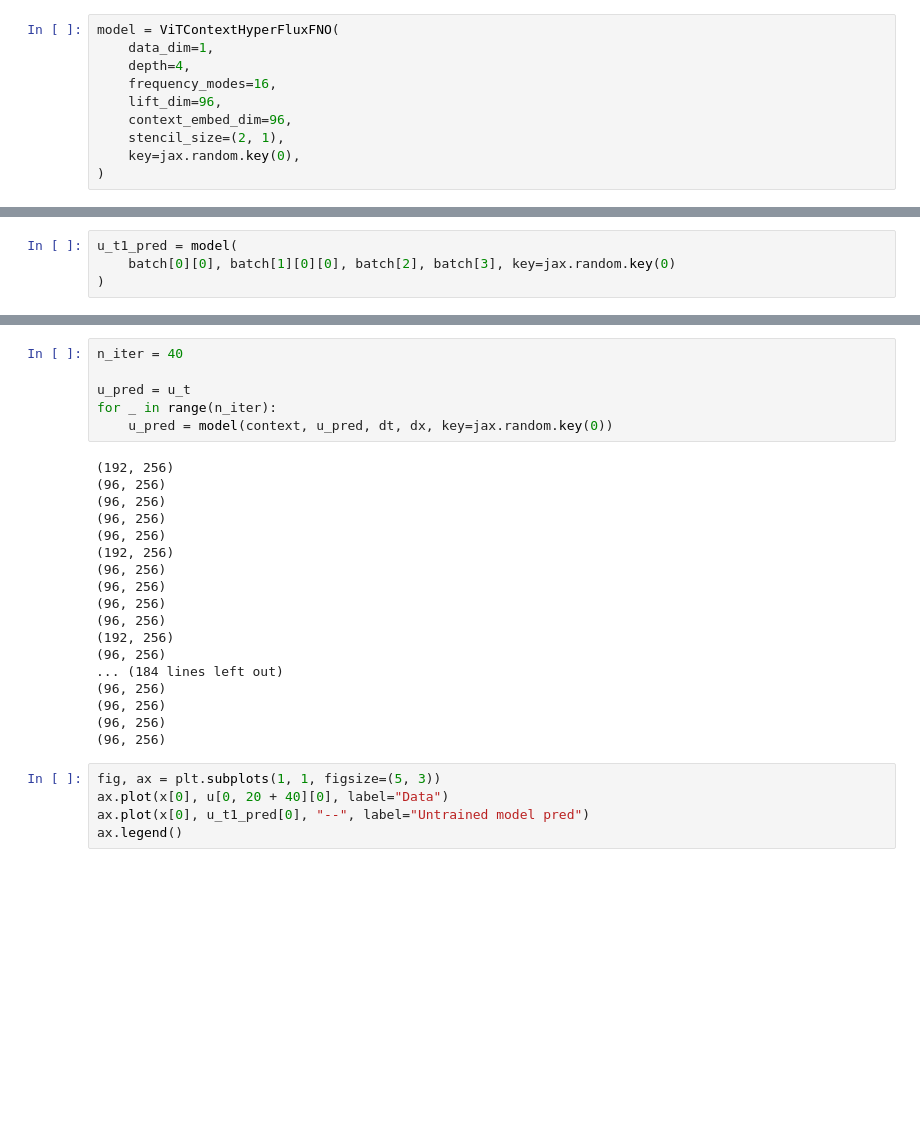
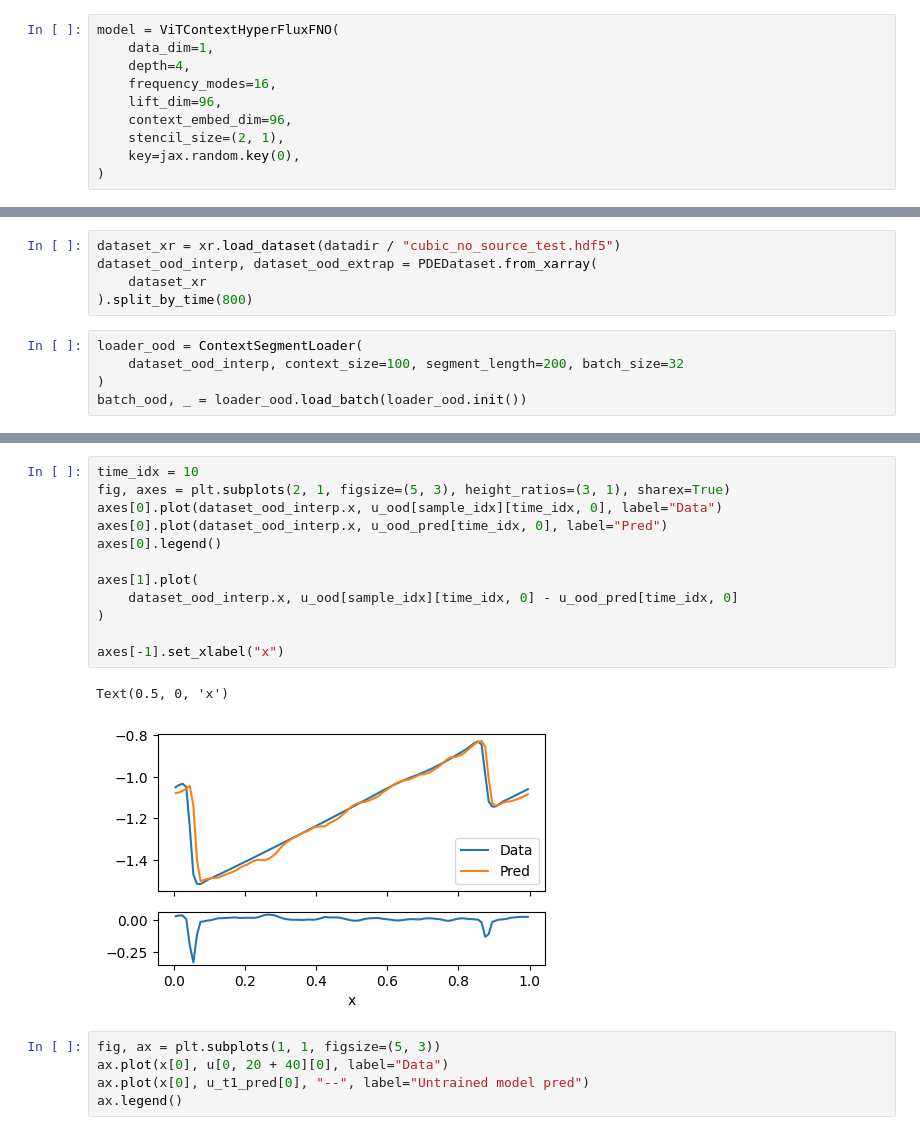
Before and after one commit to xx257xx/CONTEXT_FLUX_NO, a Jupyter notebook: iconfluxno_jax.ipynb, the cells around one changed output, grey strips where cells are left out. Saved outputs shown, nothing was run; the diff lists cells and outputs as text; blank space fills up the shorter version.

```diff
--- a/iconfluxno_jax.ipynb
+++ b/iconfluxno_jax.ipynb
@@ -579,5 +692,11 @@ model = ViTContextHyperFluxFNO(
+# %%
+dataset_xr = xr.load_dataset(datadir / "cubic_no_source_test.hdf5")
+dataset_ood_interp, dataset_ood_extrap = PDEDataset.from_xarray(
+    dataset_xr
+).split_by_time(800)
 # %%
-u_t1_pred = model(
-    batch[0][0], batch[1][0][0], batch[2], batch[3], key=jax.random.key(0)
+loader_ood = ContextSegmentLoader(
+    dataset_ood_interp, context_size=100, segment_length=200, batch_size=32
 )
+batch_ood, _ = loader_ood.load_batch(loader_ood.init())
 # %%
@@ -587,27 +719,18 @@ u_t1_pred.shape
 # %%
-n_iter = 40
+time_idx = 10
+fig, axes = plt.subplots(2, 1, figsize=(5, 3), height_ratios=(3, 1), sharex=True)
+axes[0].plot(dataset_ood_interp.x, u_ood[sample_idx][time_idx, 0], label="Data")
+axes[0].plot(dataset_ood_interp.x, u_ood_pred[time_idx, 0], label="Pred")
+axes[0].legend()
 
-u_pred = u_t
-for _ in range(n_iter):
-    u_pred = model(context, u_pred, dt, dx, key=jax.random.key(0))
+axes[1].plot(
+    dataset_ood_interp.x, u_ood[sample_idx][time_idx, 0] - u_ood_pred[time_idx, 0]
+)
+
+axes[-1].set_xlabel("x")
 # %% [output]
-(192, 256)
-(96, 256)
-(96, 256)
-(96, 256)
-(96, 256)
-(192, 256)
-(96, 256)
-(96, 256)
-(96, 256)
-(96, 256)
-(192, 256)
-(96, 256)
-... (184 lines left out)
-(96, 256)
-(96, 256)
-(96, 256)
-(96, 256)
+Text(0.5, 0, 'x')
+[figure, added]
 # %%
 fig, ax = plt.subplots(1, 1, figsize=(5, 3))
 ax.plot(x[0], u[0, 20 + 40][0], label="Data")
```
Also changed, not shown: parts of 15 cells of this notebook, 3 other files.
